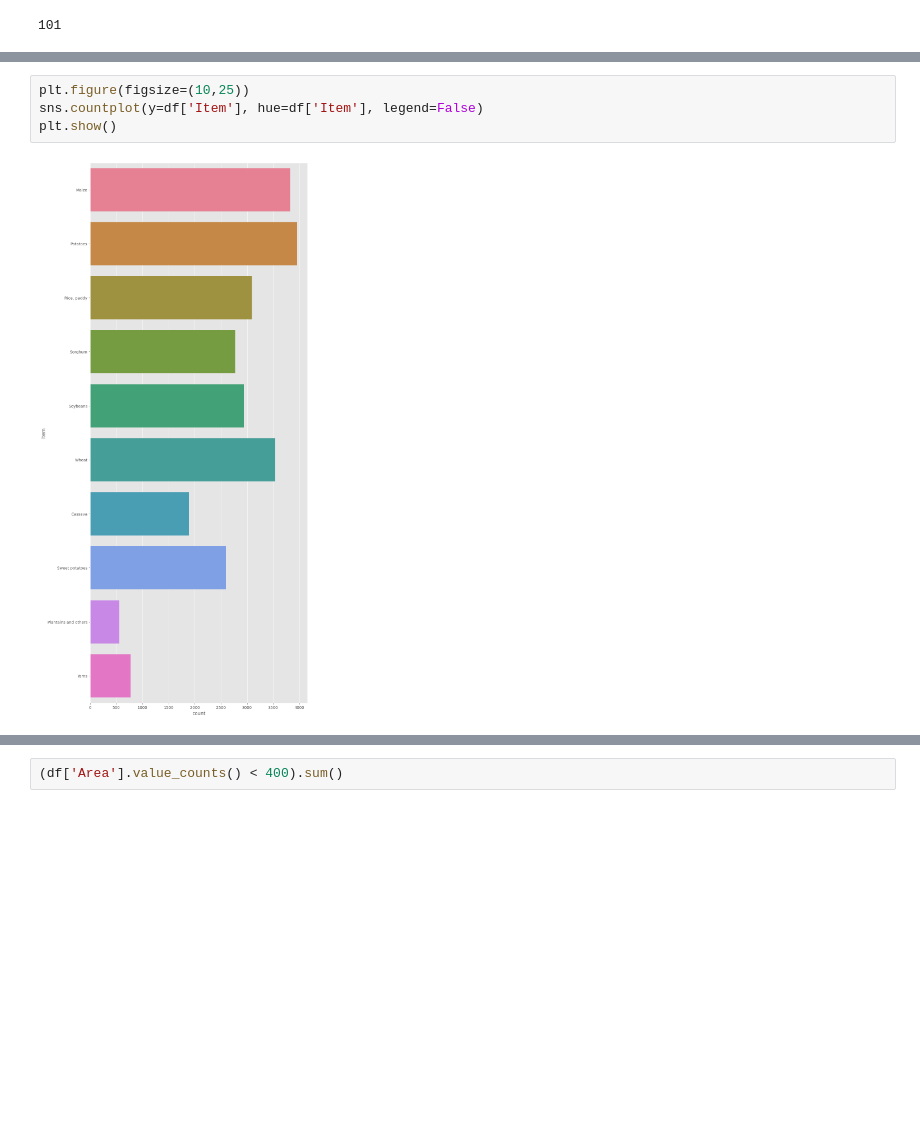
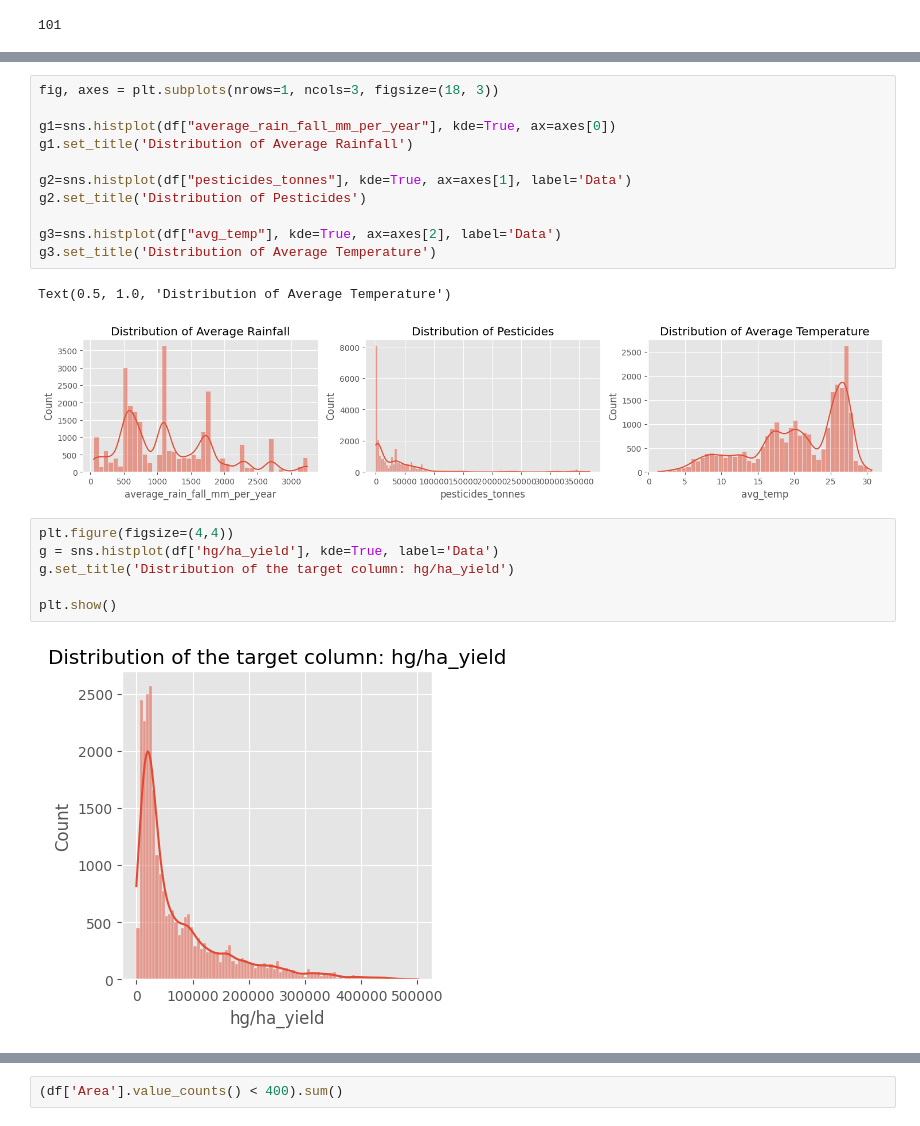
Before and after one commit to gnatnib/crop_yield_prediction, a Jupyter notebook: crop_yield_predictions.ipynb, the cells around one changed output, grey strips where cells are left out. Cells and saved outputs as stored; diff of their text form; blank space fills up the shorter version.

```diff
--- a/crop_yield_predictions.ipynb
+++ b/crop_yield_predictions.ipynb
@@ -134,6 +143,22 @@ plt.show()
-# %%
-plt.figure(figsize=(10,25))
-sns.countplot(y=df['Item'], hue=df['Item'], legend=False)
-plt.show()
-# %% [output]
-[figure, removed]
+# %%
+fig, axes = plt.subplots(nrows=1, ncols=3, figsize=(18, 3))
+
+g1=sns.histplot(df["average_rain_fall_mm_per_year"], kde=True, ax=axes[0])
+g1.set_title('Distribution of Average Rainfall')
+
+g2=sns.histplot(df["pesticides_tonnes"], kde=True, ax=axes[1], label='Data')
+g2.set_title('Distribution of Pesticides')
+
+g3=sns.histplot(df["avg_temp"], kde=True, ax=axes[2], label='Data')
+g3.set_title('Distribution of Average Temperature')
+# %% [output]
+Text(0.5, 1.0, 'Distribution of Average Temperature')
+[figure, added]
+# %%
+plt.figure(figsize=(4,4))
+g = sns.histplot(df['hg/ha_yield'], kde=True, label='Data')
+g.set_title('Distribution of the target column: hg/ha_yield')
+
+plt.show()
+# %% [output]
+[figure, added]
```
Also changed, not shown: parts of 6 cells of this notebook.
